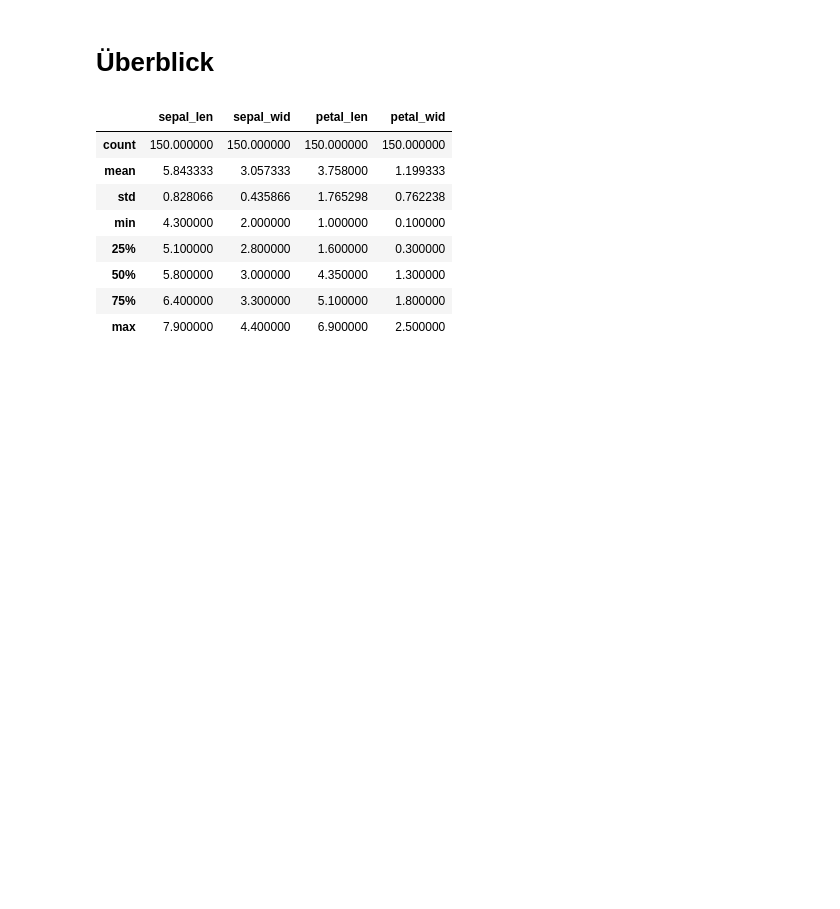
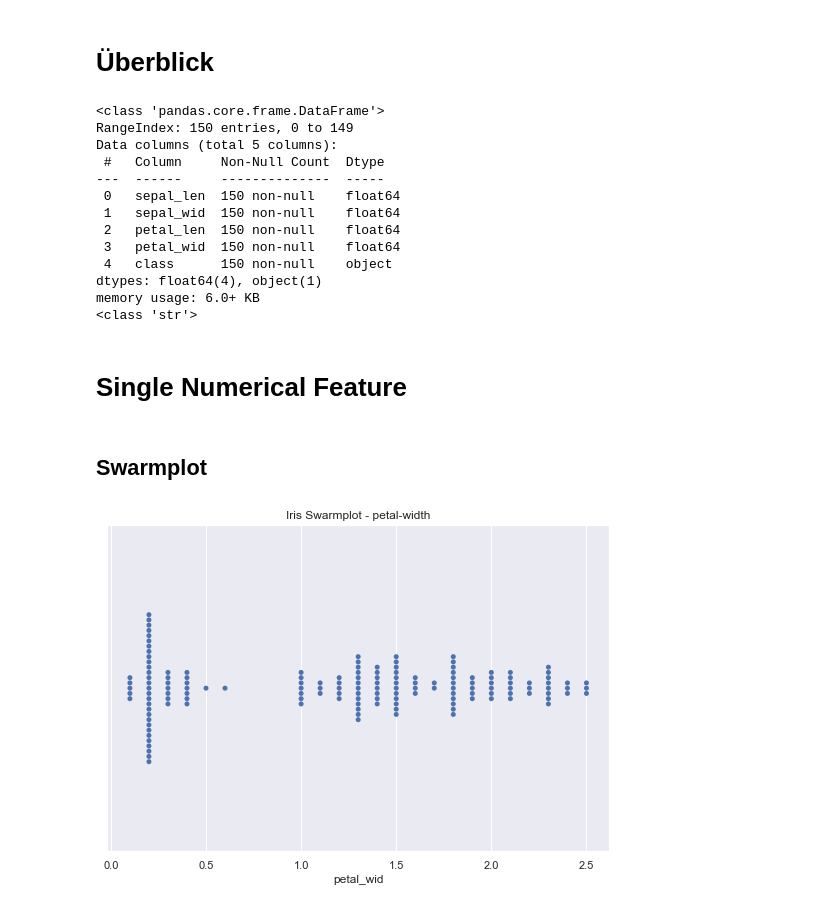
Before and after one commit to Prof-Greipl/rmd_dsml, a Jupyter notebook: jupyter/visualisierung-zu-iris.ipynb, the cells around one changed output. Cells and saved outputs as stored; diff of their text form; code cells hidden in the pictures; blank space fills up the shorter version.

```diff
--- a/jupyter/visualisierung-zu-iris.ipynb
+++ b/jupyter/visualisierung-zu-iris.ipynb
@@ -12,16 +12,38 @@ iris_df.columns=['sepal_len', 'sepal_wid', 'petal_len', 'petal_wid', 'class']
 # %% [markdown]
 # Überblick
 # %%
-iris_df.shape
-iris_df.head(5)
-iris_df.describe()
+iris_df.info()
+#iris_df.shape
+#iris_df.head(5)
+#iris_df.dtypes
+#print( iris_df.describe() )
+print (type( iris_df.iloc[0,4]))
 # %% [output]
-|  | sepal_len | sepal_wid | petal_len | petal_wid |
-| count | 150.000000 | 150.000000 | 150.000000 | 150.000000 |
-| mean | 5.843333 | 3.057333 | 3.758000 | 1.199333 |
-| std | 0.828066 | 0.435866 | 1.765298 | 0.762238 |
-| min | 4.300000 | 2.000000 | 1.000000 | 0.100000 |
-| 25% | 5.100000 | 2.800000 | 1.600000 | 0.300000 |
-| 50% | 5.800000 | 3.000000 | 4.350000 | 1.300000 |
-| 75% | 6.400000 | 3.300000 | 5.100000 | 1.800000 |
-| max | 7.900000 | 4.400000 | 6.900000 | 2.500000 |
+<class 'pandas.core.frame.DataFrame'>
+RangeIndex: 150 entries, 0 to 149
+Data columns (total 5 columns):
+ #   Column     Non-Null Count  Dtype
+---  ------     --------------  -----
+ 0   sepal_len  150 non-null    float64
+ 1   sepal_wid  150 non-null    float64
+ 2   petal_len  150 non-null    float64
+ 3   petal_wid  150 non-null    float64
+ 4   class      150 non-null    object
+dtypes: float64(4), object(1)
+memory usage: 6.0+ KB
+<class 'str'>
+# %% [markdown]
+# Single Numerical Feature
+# %% [markdown]
+## Swarmplot
+# %%
+import matplotlib.pyplot as plt
+import numpy as np
+import seaborn as sns
+sns.set_theme()
+
+fig, ax = plt.subplots( figsize=(9,6))
+ax.set_title("Iris Swarmplot - petal-width")
+ax = sns.swarmplot(data = iris_df,  x = "petal_wid")
+# %% [output]
+[figure, added]
```
Also changed, not shown: parts of 13 cells of this notebook, 12 other files.
